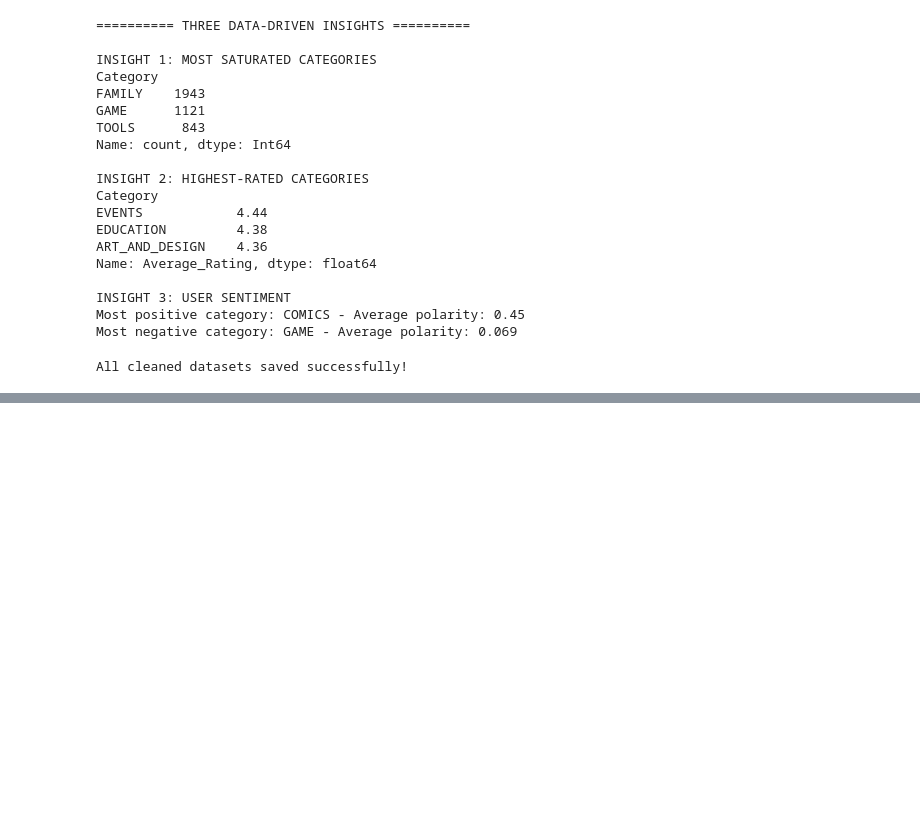
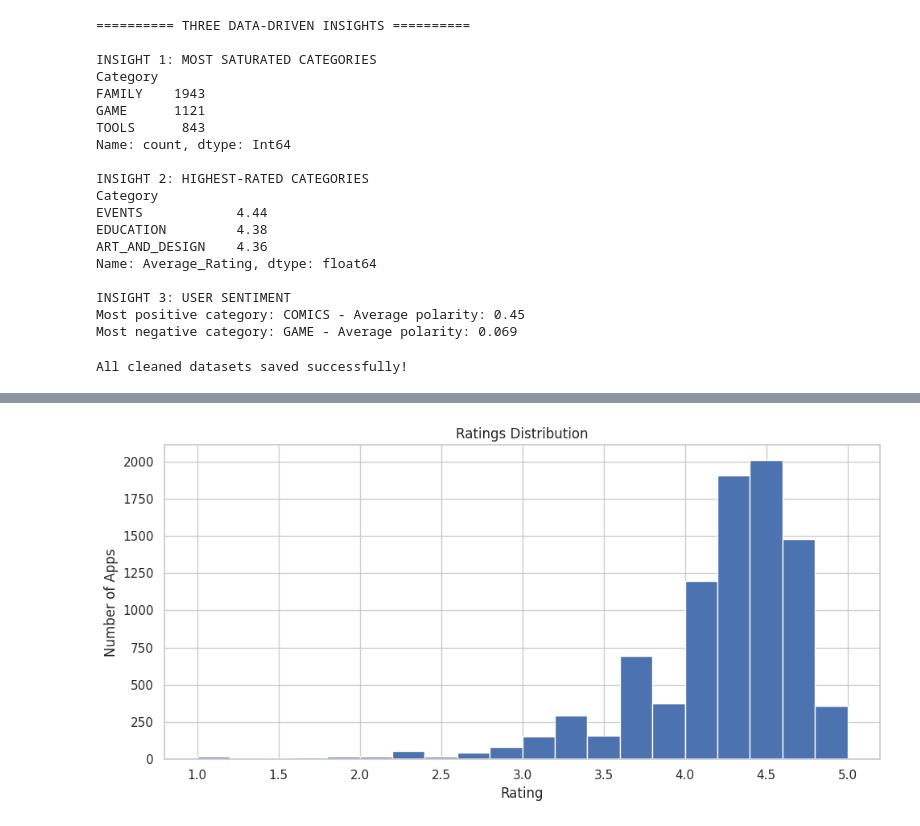
Before and after one commit to sriharithamanikandan/google-play-store-analysis, a Jupyter notebook: Google_Play_Store_Analysis.ipynb, the cells around one changed output, grey strips where cells are left out. Cells and saved outputs as stored; diff of their text form; code cells hidden in the pictures; blank space fills up the shorter version.

```diff
--- a/Google_Play_Store_Analysis.ipynb
+++ b/Google_Play_Store_Analysis.ipynb
@@ -981,0 +1019,13 @@ files.download("googleplaystore_sentiment_by_category.csv")
+# %%
+apps["Rating"].dropna().plot(
+    kind="hist", bins=20, figsize=(10, 5)
+)
+
+plt.title("Ratings Distribution")
+plt.xlabel("Rating")
+plt.ylabel("Number of Apps")
+plt.tight_layout()
+plt.savefig("outputs/ratings_distribution.png", dpi=300)
+plt.show()
+# %% [output]
+[figure, added]
```
Also changed, not shown: parts of 11 cells of this notebook.
